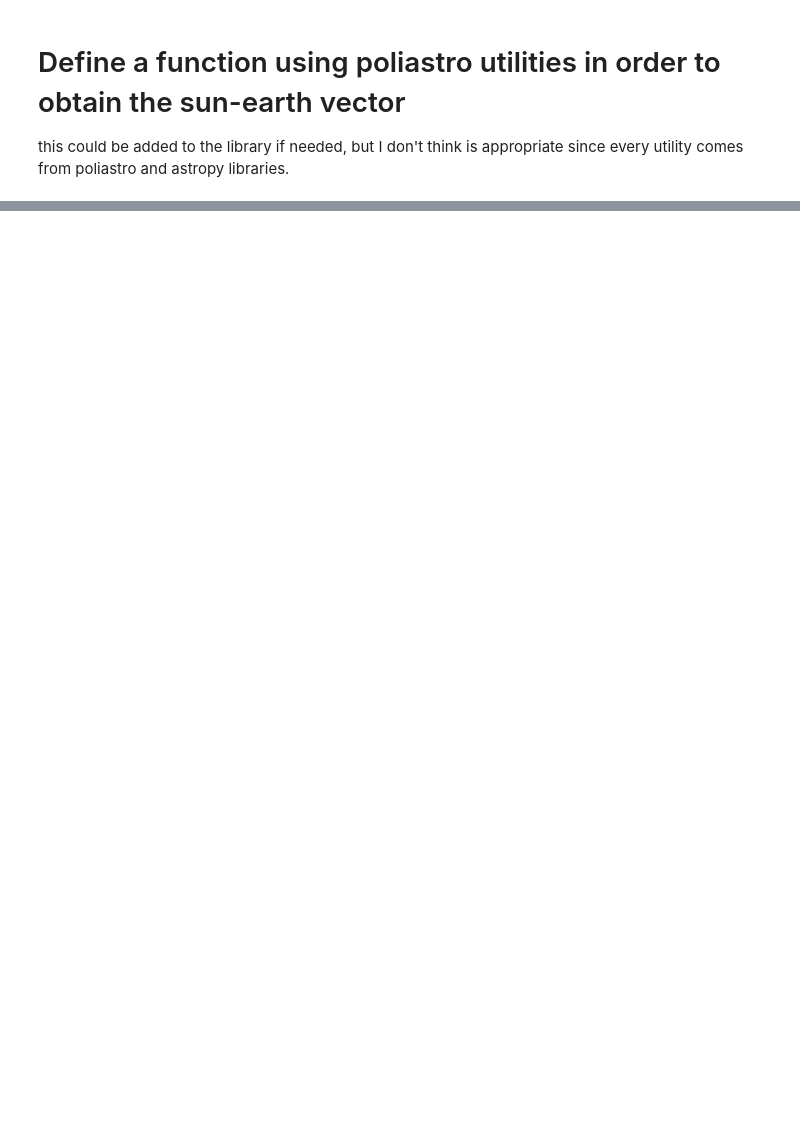
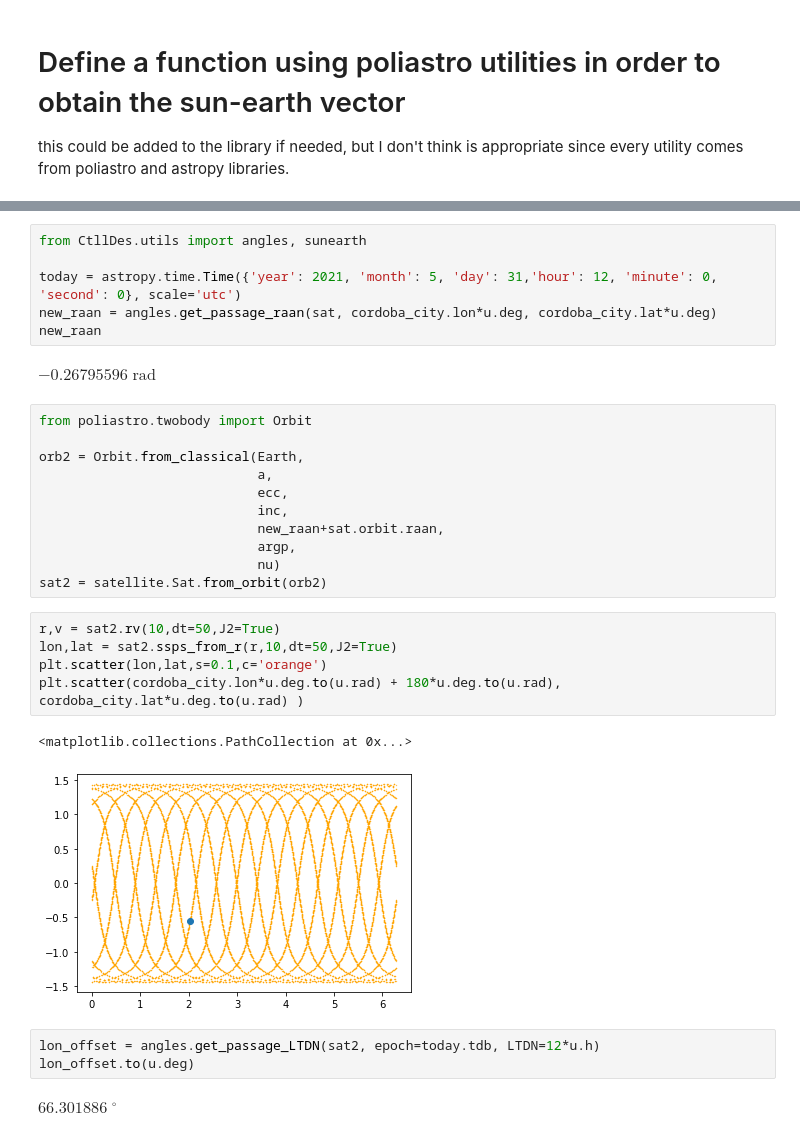
Before and after one commit to ivanbelenky/Ctll, a Jupyter notebook: notebooks/Test Case.ipynb, the cells around one changed output, grey strips where cells are left out. Saved outputs shown, nothing was run; the diff lists cells and outputs as text; blank space fills up the shorter version.

```diff
--- a/notebooks/Test Case.ipynb
+++ b/notebooks/Test Case.ipynb
@@ -85,0 +169,32 @@ lat
+# %%
+from CtllDes.utils import angles, sunearth
+
+today = astropy.time.Time({'year': 2021, 'month': 5, 'day': 31,'hour': 12, 'minute': 0, 'second': 0}, scale='utc')
+new_raan = angles.get_passage_raan(sat, cordoba_city.lon*u.deg, cordoba_city.lat*u.deg)
+new_raan
+# %% [output]
+$-0.26795596 \; \mathrm{rad}$
+# %%
+from poliastro.twobody import Orbit
+
+orb2 = Orbit.from_classical(Earth,
+                            a,
+                            ecc,
+                            inc,
+                            new_raan+sat.orbit.raan,
+                            argp,
+                            nu)
+sat2 = satellite.Sat.from_orbit(orb2)
+# %%
+r,v = sat2.rv(10,dt=50,J2=True)
+lon,lat = sat2.ssps_from_r(r,10,dt=50,J2=True)
+plt.scatter(lon,lat,s=0.1,c='orange')
+plt.scatter(cordoba_city.lon*u.deg.to(u.rad) + 180*u.deg.to(u.rad), cordoba_city.lat*u.deg.to(u.rad) )
+# %% [output]
+<matplotlib.collections.PathCollection at 0x...>
+[figure, added]
+# %%
+lon_offset = angles.get_passage_LTDN(sat2, epoch=today.tdb, LTDN=12*u.h)
+lon_offset.to(u.deg)
+# %% [output]
+$66.301886 \; \mathrm{{}^{\circ}}$
```
Also changed, not shown: parts of 45 cells of this notebook, 6 other files.
